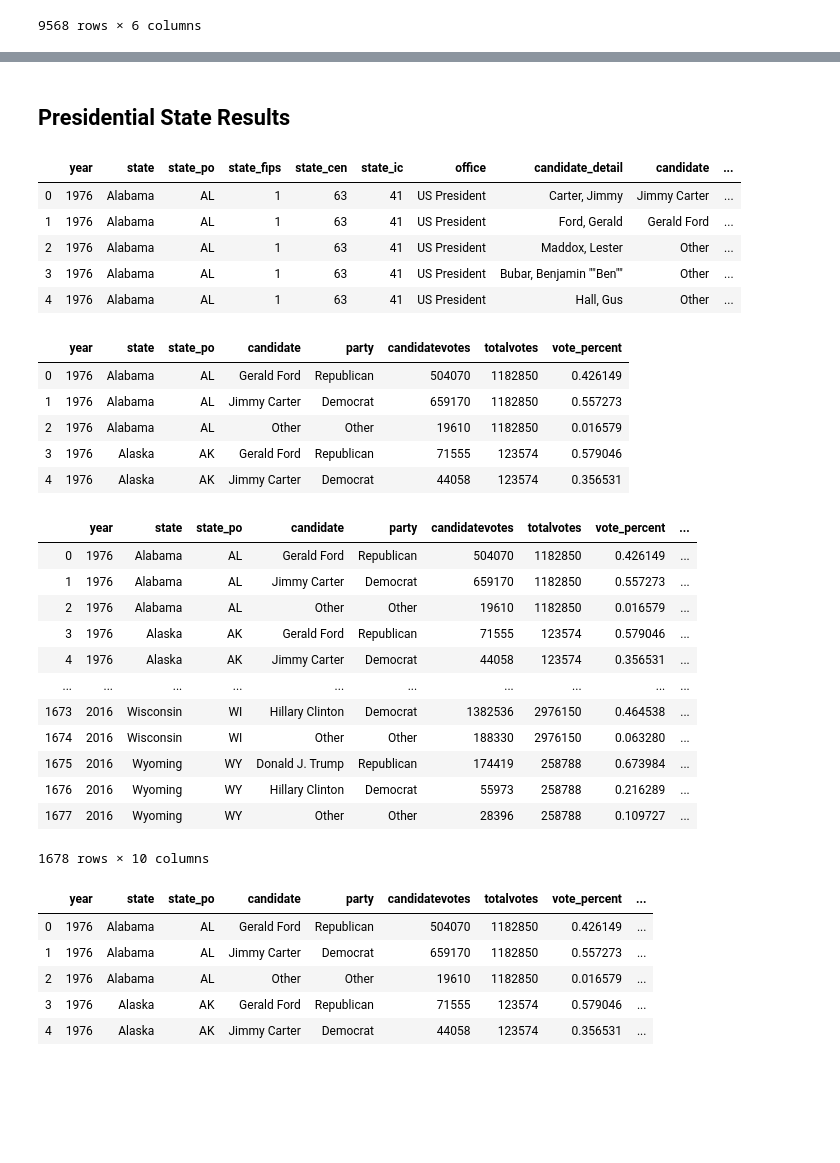
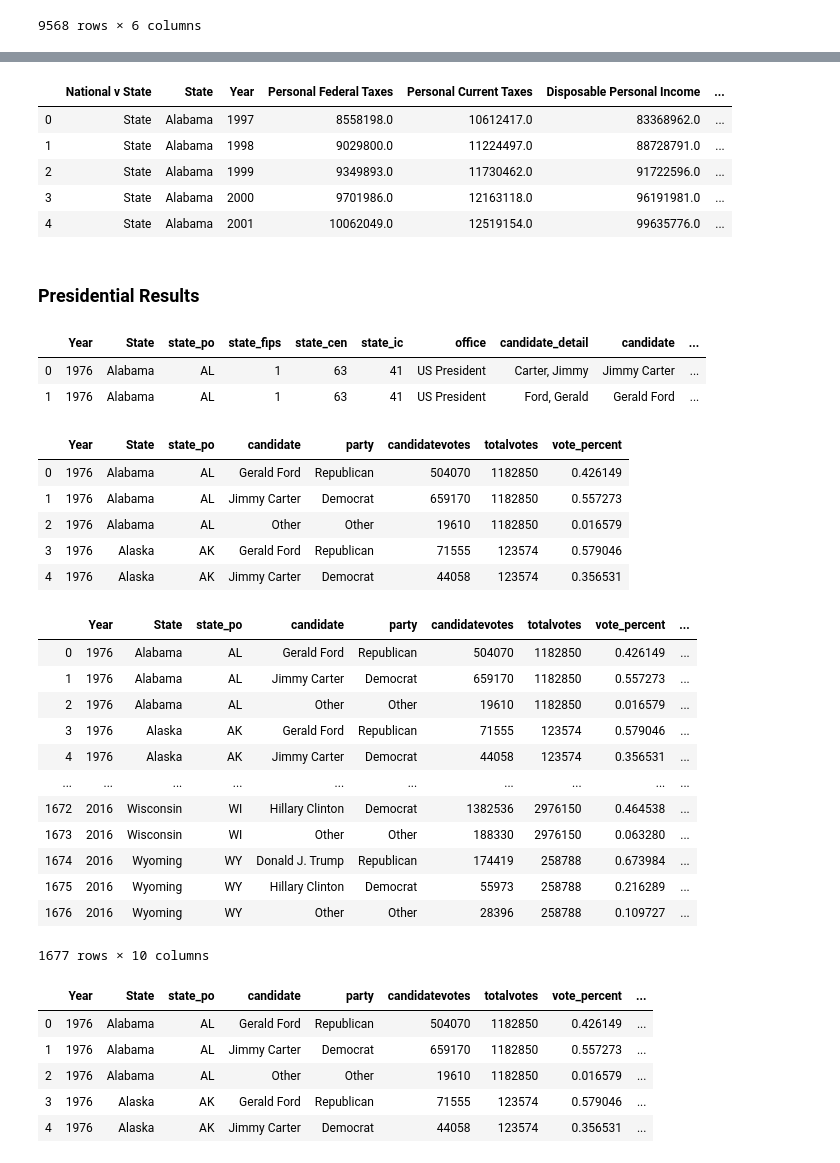
Before and after one commit to admiral810/State_GDP_Income_Taxes, a Jupyter notebook: GDP_Taxes_Income.ipynb, the cells around one changed output, grey strips where cells are left out. Cells and saved outputs as stored; diff of their text form; code cells hidden in the pictures; blank space fills up the shorter version.

```diff
--- a/GDP_Taxes_Income.ipynb
+++ b/GDP_Taxes_Income.ipynb
@@ -92,0 +145,12 @@ gdp_df
+# %%
+# convert to year to date time
+fin_df["Year"] = pd.to_datetime(fin_df["Year"], format="%Y")
+fin_df["Year"] = fin_df["Year"].dt.year
+fin_df.head()
+# %% [output]
+|  | National v State | State | Year | Personal Federal Taxes | Personal Current Taxes | Disposable Personal Income | ... |
+| 0 | State | Alabama | 1997 | 8558198.0 | 10612417.0 | 83368962.0 | ... |
+| 1 | State | Alabama | 1998 | 9029800.0 | 11224497.0 | 88728791.0 | ... |
+| 2 | State | Alabama | 1999 | 9349893.0 | 11730462.0 | 91722596.0 | ... |
+| 3 | State | Alabama | 2000 | 9701986.0 | 12163118.0 | 96191981.0 | ... |
+| 4 | State | Alabama | 2001 | 10062049.0 | 12519154.0 | 99635776.0 | ... |
@@ -93,19 +159,16 @@ gdp_df
 # %% [markdown]
-## Presidential State Results
+### Presidential Results
 # %%
 # Create dataframe for income and taxes information
 pres_df = pd.read_csv("Data/Source/Presidential State Results.csv")
-pres_df.head()
+pres_df.head(2)
 # %% [output]
-|  | year | state | state_po | state_fips | state_cen | state_ic | office | candidate_detail | candidate | ... |
+|  | Year | State | state_po | state_fips | state_cen | state_ic | office | candidate_detail | candidate | ... |
 | 0 | 1976 | Alabama | AL | 1 | 63 | 41 | US President | Carter, Jimmy | Jimmy Carter | ... |
 | 1 | 1976 | Alabama | AL | 1 | 63 | 41 | US President | Ford, Gerald | Gerald Ford | ... |
-| 2 | 1976 | Alabama | AL | 1 | 63 | 41 | US President | Maddox, Lester | Other | ... |
-| 3 | 1976 | Alabama | AL | 1 | 63 | 41 | US President | Bubar, Benjamin ""Ben"" | Other | ... |
-| 4 | 1976 | Alabama | AL | 1 | 63 | 41 | US President | Hall, Gus | Other | ... |
 # %%
 # combine 'other' candidates
-pres_df = pres_df.groupby(["year", "state", "state_po", "candidate", "party", ]).agg({
+pres_df = pres_df.groupby(["Year", "State", "state_po", "candidate", "party", ]).agg({
     'candidatevotes': 'sum',
     'totalvotes': 'median'
     }).reset_index()
@@ -114,7 +177,7 @@ pres_df = pres_df.groupby(["year", "state", "state_po", "candidate", "party", ])
 pres_df["vote_percent"] = pres_df["candidatevotes"] / pres_df["totalvotes"]
 pres_df.head()
 # %% [output]
-|  | year | state | state_po | candidate | party | candidatevotes | totalvotes | vote_percent |
+|  | Year | State | state_po | candidate | party | candidatevotes | totalvotes | vote_percent |
 | 0 | 1976 | Alabama | AL | Gerald Ford | Republican | 504070 | 1182850 | 0.426149 |
 | 1 | 1976 | Alabama | AL | Jimmy Carter | Democrat | 659170 | 1182850 | 0.557273 |
 | 2 | 1976 | Alabama | AL | Other | Other | 19610 | 1182850 | 0.016579 |
@@ -122,36 +185,36 @@ pres_df.head()
 | 4 | 1976 | Alaska | AK | Jimmy Carter | Democrat | 44058 | 123574 | 0.356531 |
 # %%
 # get winner (keep highest percent for each year and state)
-winner_calc = pres_df.sort_values(["year", "state", "vote_percent"], ascending=False)
-winner_calc = winner_calc.drop_duplicates(subset=["year", "state"], keep='first')
+winner_calc = pres_df.sort_values(["Year", "State", "vote_percent"], ascending=False)
+winner_calc = winner_calc.drop_duplicates(subset=["Year", "State"], keep='first')
 winner_calc["Winner_Party"] = winner_calc["party"]
 winner_calc["Winner_Candidate"] = winner_calc["candidate"]
-winner_calc_slim = winner_calc[["year", "state", "Winner_Party", "Winner_Candidate"]]
+winner_calc_slim = winner_calc[["Year", "State", "Winner_Party", "Winner_Candidate"]]
 
 # add winner to presidents dataframe
-pres_df = pres_df.merge(winner_calc_slim, left_on=["year", "state"], right_on=["year", "state"], how="left")
+pres_df = pres_df.merge(winner_calc_slim, left_on=["Year", "State"], right_on=["Year", "State"], how="left")
 pres_df
 # %% [output]
-|  | year | state | state_po | candidate | party | candidatevotes | totalvotes | vote_percent | ... |
+|  | Year | State | state_po | candidate | party | candidatevotes | totalvotes | vote_percent | ... |
 | 0 | 1976 | Alabama | AL | Gerald Ford | Republican | 504070 | 1182850 | 0.426149 | ... |
 | 1 | 1976 | Alabama | AL | Jimmy Carter | Democrat | 659170 | 1182850 | 0.557273 | ... |
 | 2 | 1976 | Alabama | AL | Other | Other | 19610 | 1182850 | 0.016579 | ... |
 | 3 | 1976 | Alaska | AK | Gerald Ford | Republican | 71555 | 123574 | 0.579046 | ... |
 | 4 | 1976 | Alaska | AK | Jimmy Carter | Democrat | 44058 | 123574 | 0.356531 | ... |
 | ... | ... | ... | ... | ... | ... | ... | ... | ... | ... |
-| 1673 | 2016 | Wisconsin | WI | Hillary Clinton | Democrat | 1382536 | 2976150 | 0.464538 | ... |
-| 1674 | 2016 | Wisconsin | WI | Other | Other | 188330 | 2976150 | 0.063280 | ... |
-| 1675 | 2016 | Wyoming | WY | Donald J. Trump | Republican | 174419 | 258788 | 0.673984 | ... |
-| 1676 | 2016 | Wyoming | WY | Hillary Clinton | Democrat | 55973 | 258788 | 0.216289 | ... |
-| 1677 | 2016 | Wyoming | WY | Other | Other | 28396 | 258788 | 0.109727 | ... |
+| 1672 | 2016 | Wisconsin | WI | Hillary Clinton | Democrat | 1382536 | 2976150 | 0.464538 | ... |
+| 1673 | 2016 | Wisconsin | WI | Other | Other | 188330 | 2976150 | 0.063280 | ... |
+| 1674 | 2016 | Wyoming | WY | Donald J. Trump | Republican | 174419 | 258788 | 0.673984 | ... |
+| 1675 | 2016 | Wyoming | WY | Hillary Clinton | Democrat | 55973 | 258788 | 0.216289 | ... |
+| 1676 | 2016 | Wyoming | WY | Other | Other | 28396 | 258788 | 0.109727 | ... |
-1678 rows × 10 columns
+1677 rows × 10 columns
 # %%
 # convert to year to date time
-pres_df["year"] = pd.to_datetime(pres_df["year"], format="%Y")
-pres_df["year"] = pres_df["year"].dt.year
+pres_df["Year"] = pd.to_datetime(pres_df["Year"], format="%Y")
+pres_df["Year"] = pres_df["Year"].dt.year
 pres_df.head()
 # %% [output]
-|  | year | state | state_po | candidate | party | candidatevotes | totalvotes | vote_percent | ... |
+|  | Year | State | state_po | candidate | party | candidatevotes | totalvotes | vote_percent | ... |
 | 0 | 1976 | Alabama | AL | Gerald Ford | Republican | 504070 | 1182850 | 0.426149 | ... |
 | 1 | 1976 | Alabama | AL | Jimmy Carter | Democrat | 659170 | 1182850 | 0.557273 | ... |
 | 2 | 1976 | Alabama | AL | Other | Other | 19610 | 1182850 | 0.016579 | ... |
```
Also changed, not shown: parts of 20 cells of this notebook, 9 other files.
